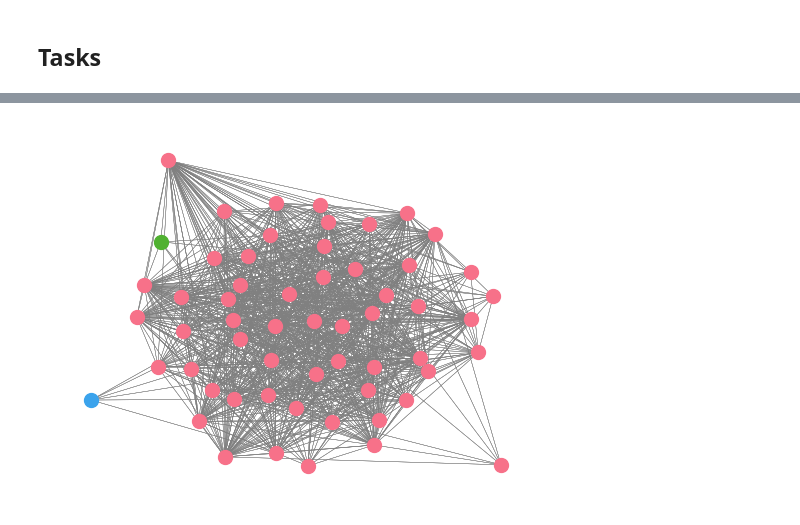
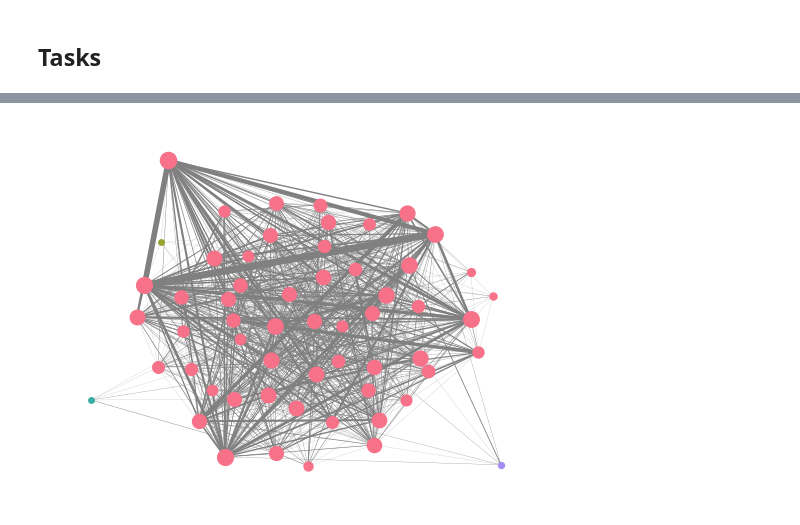
Before and after one commit to lucasgtx2/DataViz_Project, a Jupyter notebook: datavis_project.ipynb, the cells around one changed output, grey strips where cells are left out. Cells and saved outputs as stored; diff of their text form; code cells hidden in the pictures.

Commit message:
static visualization done with networkx

```diff
--- a/datavis_project.ipynb
+++ b/datavis_project.ipynb
@@ -64,20 +55,26 @@ plt.show()
 # %%
+# apply Girvan Newman method for community identification
 comp = nx.community.girvan_newman(G)
-posi_gn = nx.kamada_kawai_layout(G)
-
-k = 3  # number of communities
+k = 4  # number of communities
 for _ in range(k-1):
     comms = next(comp)
 
+# define color list from Seaborn color palette
 color_list =  sns.color_palette("husl", k)
 
+# create a list of sizes based on vertex's normalized degree centrality
+sizes = nx.degree_centrality(G)
+sizes_sum = sum(x.values())
+sizes_norm = {node: score / sizes_sum for node, score in sizes.items()}
+
 # create graph with color coded communities
-for nodes, c in zip(comms, color_list):
-    nx.draw_networkx_nodes(G, posi_gn, nodelist=nodes, node_color=[c], node_size=100)
-    nx.draw_networkx_edges(G, posi_gn, edge_color = "gray", width=0.25)
+for comm, c in zip(comms, color_list):
+    for node in comm:
+        nx.draw_networkx_nodes(G, pos, nodelist=[node], node_color=[c], node_size=5000*sizes_norm[node])
 
+nx.draw_networkx_edges(G, pos, width=edge_weights, edge_color="gray")
 
 plt.axis('off')
 plt.show()
 # %% [output]
-[figure, old version]
+[figure, new version]
```
Also changed, not shown: parts of 6 cells of this notebook, 3 other files.
